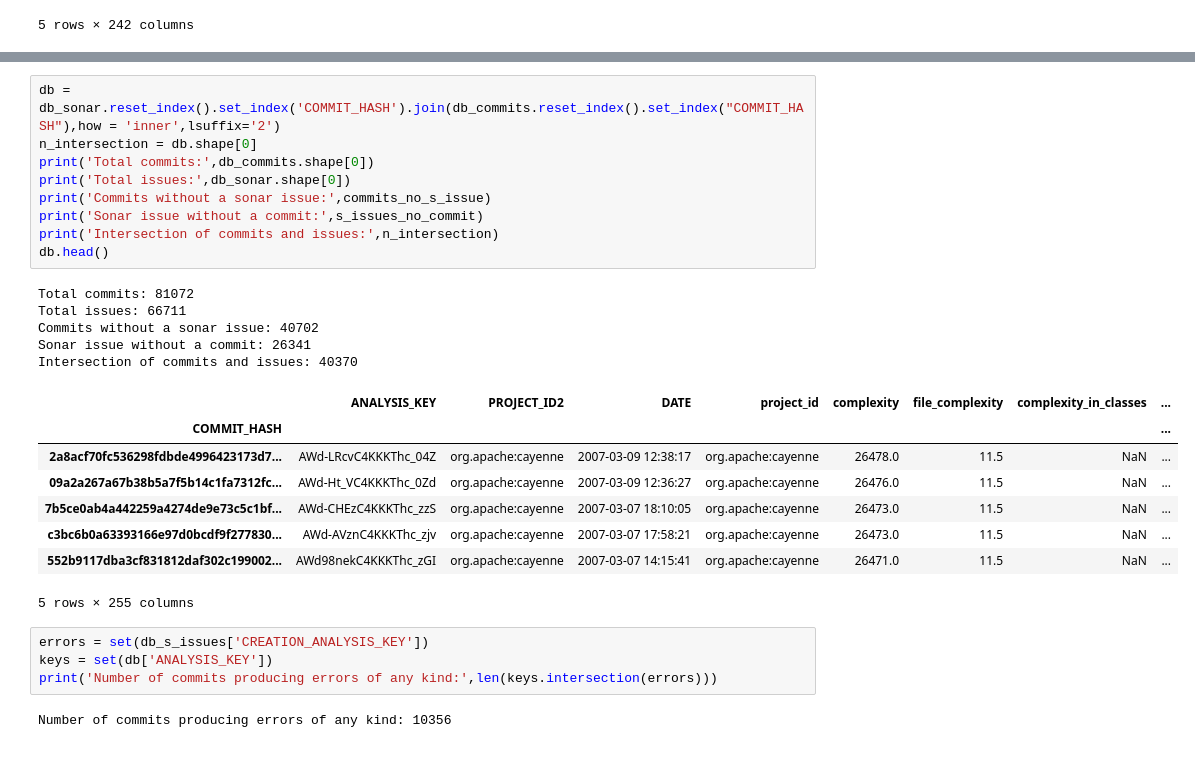
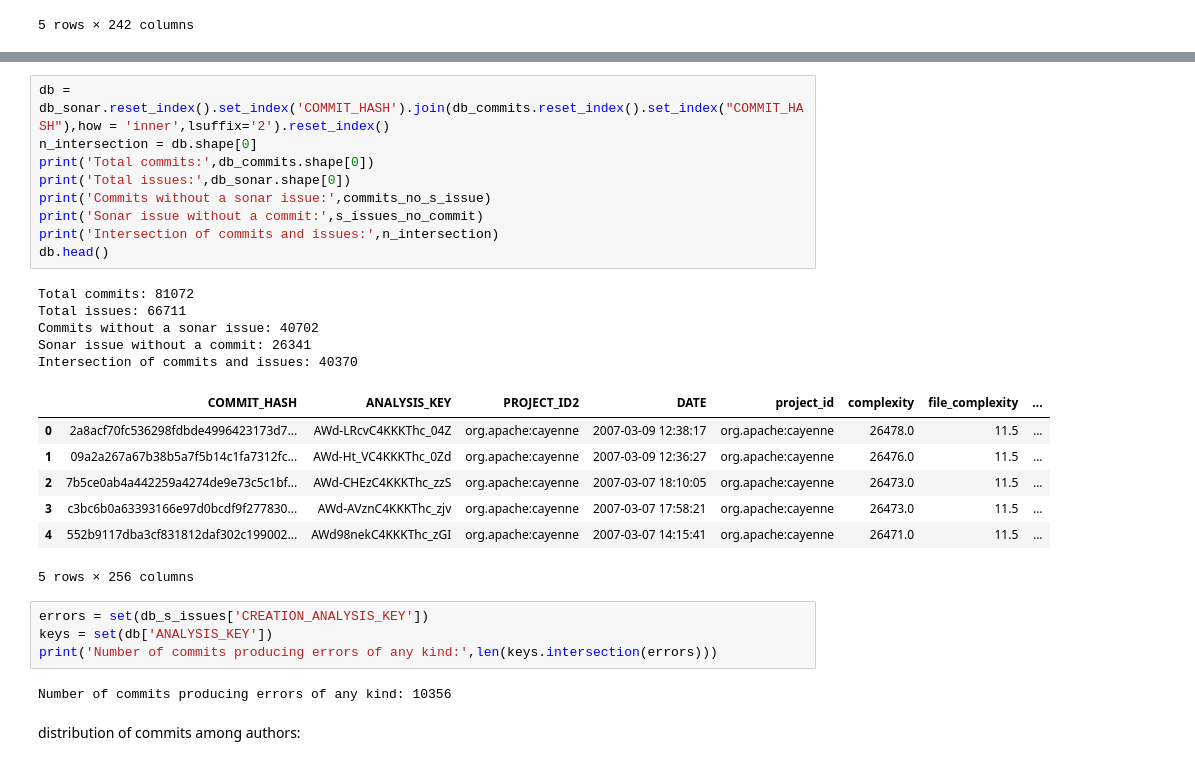
Before and after one commit to megaelius/EPAA, a Jupyter notebook: notebooks/Elias_data_understanding.ipynb, the cells around one changed output, grey strips where cells are left out. Cells and saved outputs as stored; diff of their text form.

```diff
--- a/notebooks/Elias_data_understanding.ipynb
+++ b/notebooks/Elias_data_understanding.ipynb
@@ -219,31 +228,32 @@ Any without commit without a sonar issue?: 40702
 | 3 | org.apache:batik | 93a16402b48ae1cf70ea4bd0304791707... | Added question line (more a test ... | James Duncan Davidson | 2000-10-01T08:15:04Z | 0 | James Duncan Davidson | ... |
 | 4 | org.apache:batik | fcaecb541edc03f36b6ec7a792e97dfea... | testing commit\n\n\ngit-svn-id: h... | Dean Jackson | 2000-10-02T13:33:11Z | 0 | Dean Jackson | ... |
 # %%
-db = db_sonar.reset_index().set_index('COMMIT_HASH').join(db_commits.reset_index().set_index("COMMIT_HASH"),how = 'inner',lsuffix='2')
+db = db_sonar.reset_index().set_index('COMMIT_HASH').join(db_commits.reset_index().set_index("COMMIT_HASH"),how = 'inner',lsuffix='2').reset_index()
 n_intersection = db.shape[0]
 print('Total commits:',db_commits.shape[0])
 print('Total issues:',db_sonar.shape[0])
 print('Commits without a sonar issue:',commits_no_s_issue)
 print('Sonar issue without a commit:',s_issues_no_commit)
 print('Intersection of commits and issues:',n_intersection)
 db.head()
 # %% [output]
 Total commits: 81072
 Total issues: 66711
 Commits without a sonar issue: 40702
 Sonar issue without a commit: 26341
 Intersection of commits and issues: 40370
-|  | ANALYSIS_KEY | PROJECT_ID2 | DATE | project_id | complexity | file_complexity | complexity_in_classes | ... |
-| COMMIT_HASH |  |  |  |  |  |  |  | ... |
-| 2a8acf70fc536298fdbde4996423173d7... | AWd-LRcvC4KKKThc_04Z | org.apache:cayenne | 2007-03-09 12:38:17 | org.apache:cayenne | 26478.0 | 11.5 | NaN | ... |
-| 09a2a267a67b38b5a7f5b14c1fa7312fc... | AWd-Ht_VC4KKKThc_0Zd | org.apache:cayenne | 2007-03-09 12:36:27 | org.apache:cayenne | 26476.0 | 11.5 | NaN | ... |
-| 7b5ce0ab4a442259a4274de9e73c5c1bf... | AWd-CHEzC4KKKThc_zzS | org.apache:cayenne | 2007-03-07 18:10:05 | org.apache:cayenne | 26473.0 | 11.5 | NaN | ... |
-| c3bc6b0a63393166e97d0bcdf9f277830... | AWd-AVznC4KKKThc_zjv | org.apache:cayenne | 2007-03-07 17:58:21 | org.apache:cayenne | 26473.0 | 11.5 | NaN | ... |
-| 552b9117dba3cf831812daf302c199002... | AWd98nekC4KKKThc_zGI | org.apache:cayenne | 2007-03-07 14:15:41 | org.apache:cayenne | 26471.0 | 11.5 | NaN | ... |
+|  | COMMIT_HASH | ANALYSIS_KEY | PROJECT_ID2 | DATE | project_id | complexity | file_complexity | ... |
+| 0 | 2a8acf70fc536298fdbde4996423173d7... | AWd-LRcvC4KKKThc_04Z | org.apache:cayenne | 2007-03-09 12:38:17 | org.apache:cayenne | 26478.0 | 11.5 | ... |
+| 1 | 09a2a267a67b38b5a7f5b14c1fa7312fc... | AWd-Ht_VC4KKKThc_0Zd | org.apache:cayenne | 2007-03-09 12:36:27 | org.apache:cayenne | 26476.0 | 11.5 | ... |
+| 2 | 7b5ce0ab4a442259a4274de9e73c5c1bf... | AWd-CHEzC4KKKThc_zzS | org.apache:cayenne | 2007-03-07 18:10:05 | org.apache:cayenne | 26473.0 | 11.5 | ... |
+| 3 | c3bc6b0a63393166e97d0bcdf9f277830... | AWd-AVznC4KKKThc_zjv | org.apache:cayenne | 2007-03-07 17:58:21 | org.apache:cayenne | 26473.0 | 11.5 | ... |
+| 4 | 552b9117dba3cf831812daf302c199002... | AWd98nekC4KKKThc_zGI | org.apache:cayenne | 2007-03-07 14:15:41 | org.apache:cayenne | 26471.0 | 11.5 | ... |
-5 rows × 255 columns
+5 rows × 256 columns
 # %%
 errors = set(db_s_issues['CREATION_ANALYSIS_KEY'])
 keys = set(db['ANALYSIS_KEY'])
 print('Number of commits producing errors of any kind:',len(keys.intersection(errors)))
 # %% [output]
 Number of commits producing errors of any kind: 10356
+# %% [markdown]
+distribution of commits among authors:
```
Also changed, not shown: parts of 13 cells of this notebook.
